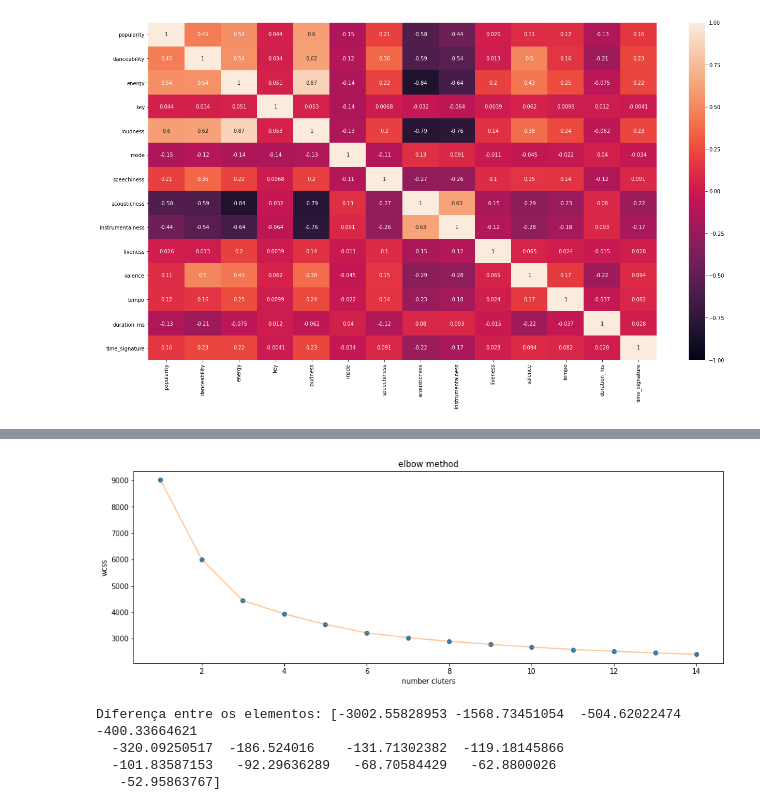
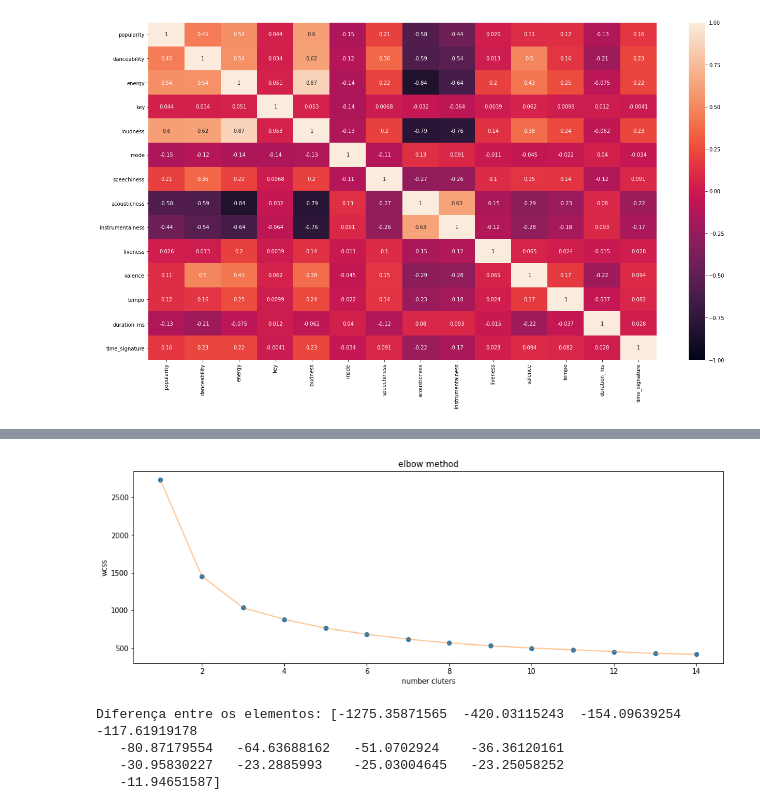
Before and after one commit to guimaraaes/data-science, a Jupyter notebook: kmeans_spotify_data_with_audio_features.ipynb, the cells around one changed output, grey strips where cells are left out. Cells and saved outputs as stored; diff of their text form; code cells hidden in the pictures.

```diff
--- a/kmeans_spotify_data_with_audio_features.ipynb
+++ b/kmeans_spotify_data_with_audio_features.ipynb
@@ -217,0 +325,4 @@ sns.regplot(x=data_brazil['loudness'], y=data_brazil['instrumentalness'], ax=axe
+# %%
+d = list(zip(var_PCA1, var_PCA2, var_PCA3))
+pca_data = pd.DataFrame(d, columns=['var1','var2','var3'])
+pca_data
@@ -217,0 +343,3 @@ sns.regplot(x=data_brazil['loudness'], y=data_brazil['instrumentalness'], ax=axe
+# %%
+pca_data = pd.concat([data_brazil['artist_name'], data_brazil['track_name'], pca_data, data_brazil['popularity'], data_brazil['loudness'], data_brazil['danceability']], axis=1)
+pca_data
@@ -217,0 +360,3 @@ sns.regplot(x=data_brazil['loudness'], y=data_brazil['instrumentalness'], ax=axe
+# %%
+fig = sns.heatmap(pca_data.corr(), vmax=1, vmin=-1, annot=True)
+pca_data.drop(columns='var3', inplace=True)
@@ -262,23 +413,30 @@ scaled_br.columns = spotify_cols_br
+# %%
+
+spotify_num_pca = pca_data.drop(pca_data.columns[[0, 1]], axis=1)
+spotify_cols_pca = pca_data.columns[2:]
+scaler = MinMaxScaler();
+scaled_pca = pd.DataFrame(scaler.fit_transform(spotify_num_pca))
+scaled_pca.columns = spotify_cols_pca
 # %%
-wcss = []
+wcss_pca = []
 for i in range(1,15):
   kmeans = KMeans(n_clusters=i, init='k-means++', max_iter=300, n_init=10, random_state=0)
   # kmeans.fit(spotify_num)
-  kmeans.fit(scaled)
-  wcss.append(kmeans.inertia_)
+  kmeans.fit(scaled_pca)
+  wcss_pca.append(kmeans.inertia_)
 plt.figure(figsize=(15,5))
-plt.plot(range(1,15), wcss, 'o')
-plt.plot(range(1,15), wcss, '-', alpha=0.5)
+plt.plot(range(1,15), wcss_pca, 'o')
+plt.plot(range(1,15), wcss_pca, '-', alpha=0.5)
 plt.title('elbow method')
 plt.xlabel('number cluters')
 plt.ylabel('wcss')
 plt.show()
 # %% [output]
-[figure, old version]
+[figure, new version]
 # %%
-print('Diferença entre os elementos:', np.diff(wcss))
+print('Diferença entre os elementos:', np.diff(wcss_pca))
 # %% [output]
-Diferença entre os elementos: [-3002.55828953 -1568.73451054  -504.62022474  -400.33664621
-  -320.09250517  -186.524016    -131.71302382  -119.18145866
-  -101.83587153   -92.29636289   -68.70584429   -62.8800026
-   -52.95863767]
+Diferença entre os elementos: [-1275.35871565  -420.03115243  -154.09639254  -117.61919178
+   -80.87179554   -64.63688162   -51.0702924    -36.36120161
+   -30.95830227   -23.2885993    -25.03004645   -23.25058252
+   -11.94651587]
```
Also changed, not shown: parts of 61 cells of this notebook.
